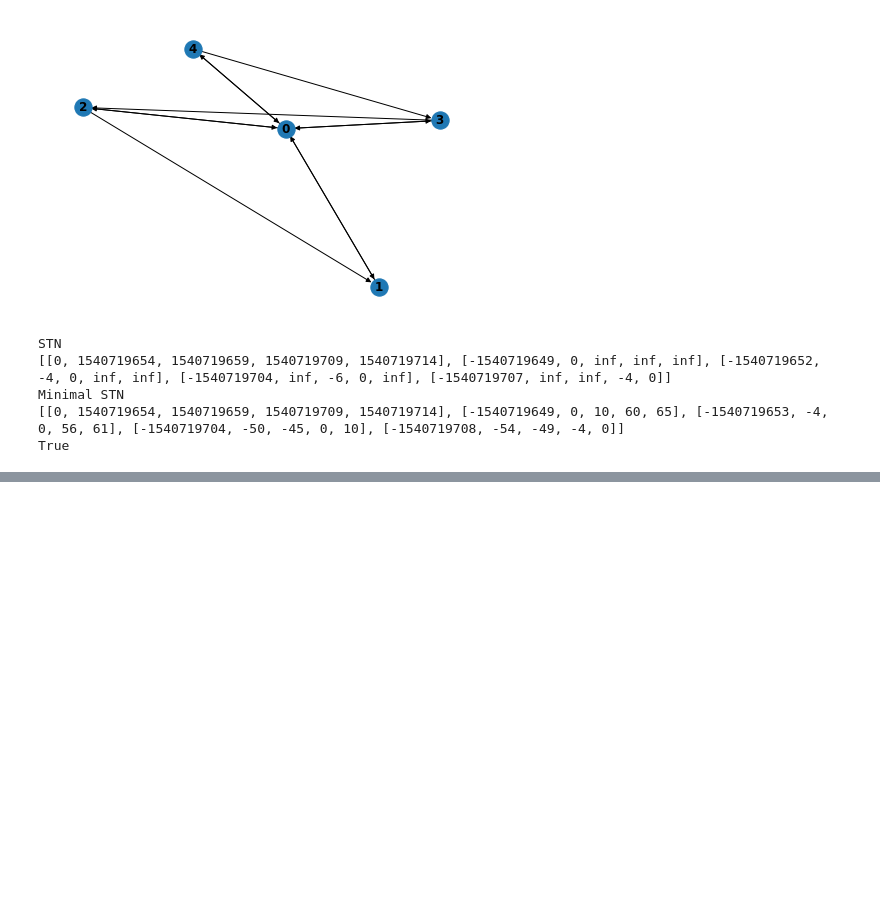
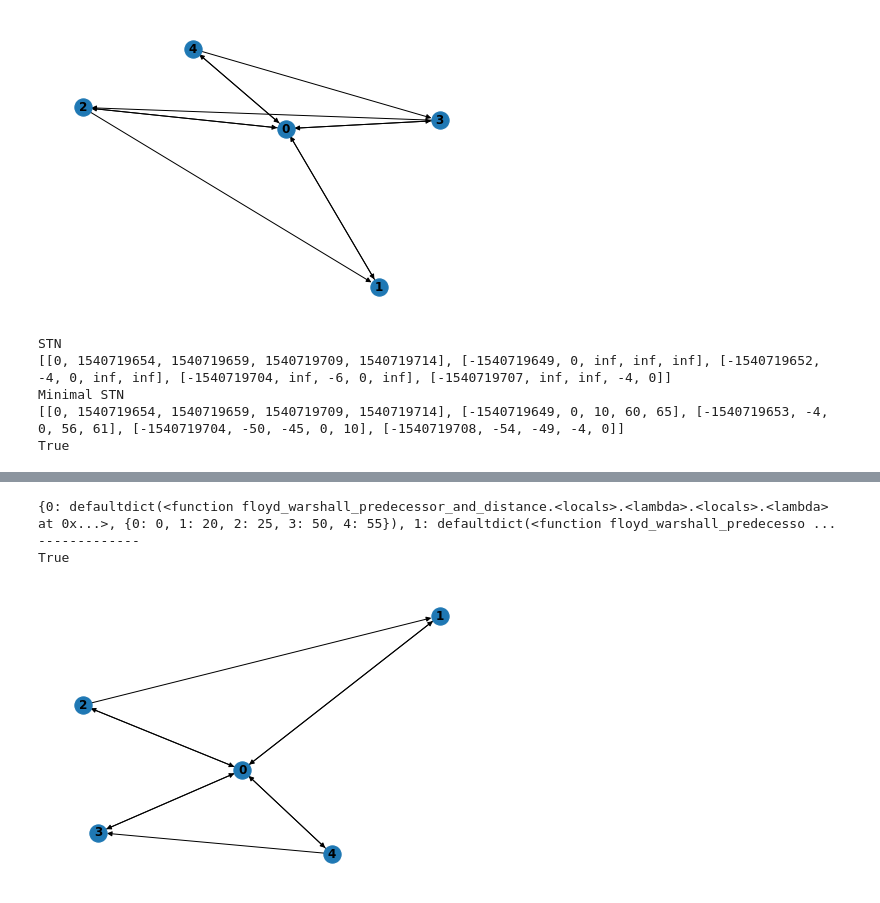
Before and after one commit to anenriquez/mrta_stn, a Jupyter notebook: docs/notebooks/networkx_tutorial.ipynb, the cells around one changed output, grey strips where cells are left out. Drawn from its saved outputs; the diff is of its cells as text; code cells hidden in the pictures; blank space fills up the shorter version.

```diff
--- a/notebooks/networkx_tutorial.ipynb
+++ b/docs/notebooks/networkx_tutorial.ipynb
@@ -318,0 +367,21 @@ True
+# %%
+DG = nx.DiGraph()
+DG.add_weighted_edges_from([(0, 1, 20), (1, 0, -10),
+                            (0, 2, 25), (2, 0, -10),
+                            (0, 3, 50), (3, 0, -40),
+                            (0, 4, 55), (4, 0, -40),
+                            (2, 1, -4), (4, 3, -4)])
+nx.draw(DG, with_labels=True, font_weight='bold')
+
+minimal_stn = nx.floyd_warshall(DG)
+
+print(minimal_stn)
+
+print("-------------")
+
+print(is_consistent_nx(minimal_stn))
+# %% [output]
+{0: defaultdict(<function floyd_warshall_predecessor_and_distance.<locals>.<lambda>.<locals>.<lambda> at 0x...>, {0: 0, 1: 20, 2: 25, 3: 50, 4: 55}), 1: defaultdict(<function floyd_warshall_predecesso ...
+-------------
+True
+[figure, added]
```
Also changed, not shown: parts of 1 cell of this notebook, 21 other files.
